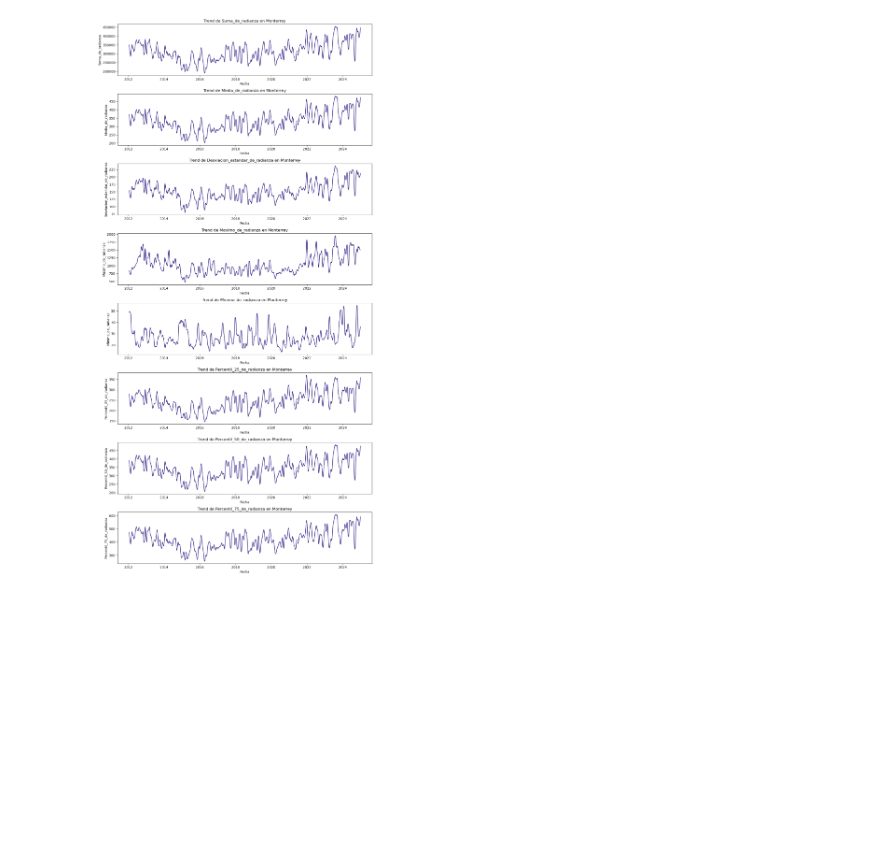
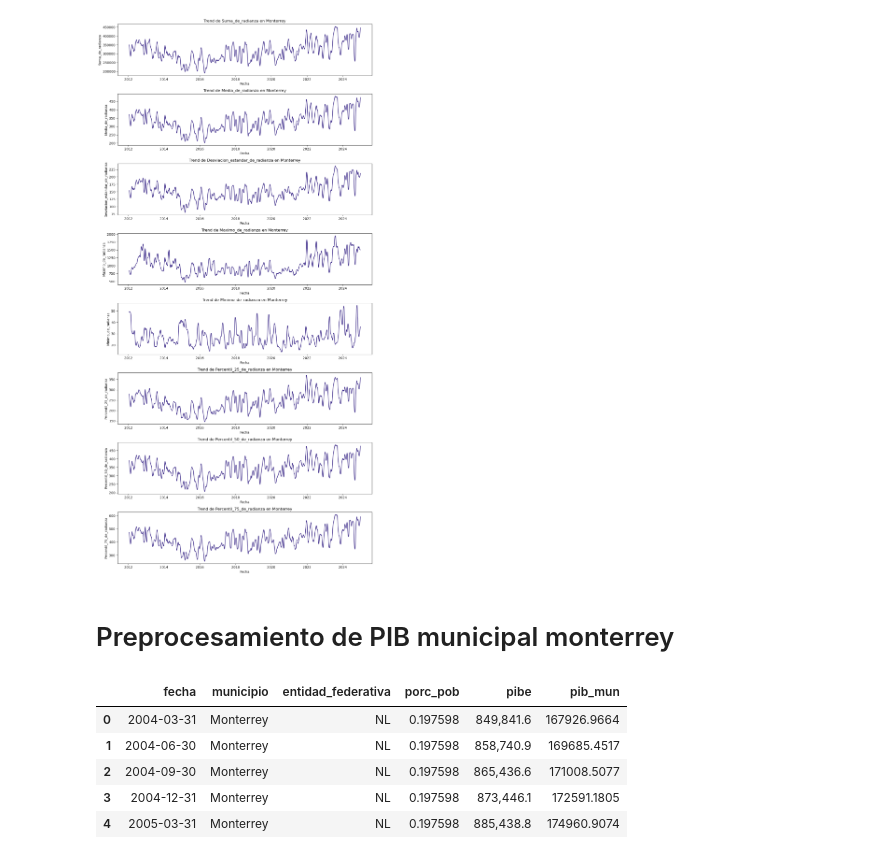
Before and after one commit to jmlopezfabian/Analisis-Imagenes-Satelitales-VNP46A1-, a Jupyter notebook: notebooks/EDA_Monterrey.ipynb, the cells around one changed output. Saved outputs shown, nothing was run; the diff lists cells and outputs as text; code cells hidden in the pictures; blank space fills up the shorter version.

```diff
--- a/notebooks/EDA_Monterrey.ipynb
+++ b/notebooks/EDA_Monterrey.ipynb
@@ -149,3 +148,16 @@ plt.tight_layout()
 plt.show()
 # %% [output]
 [figure]
+# %% [markdown]
+# Preprocesamiento de PIB municipal monterrey
+# %%
+pib_myt = pd.read_csv("../data_municipios/serie_PIB_mty.csv")
+pib_myt["fecha"] = pd.to_datetime(pib_myt["fecha"])
+pib_myt.head()
+# %% [output]
+|  | fecha | municipio | entidad_federativa | porc_pob | pibe | pib_mun |
+| 0 | 2004-03-31 | Monterrey | NL | 0.197598 | 849,841.6 | 167926.9664 |
+| 1 | 2004-06-30 | Monterrey | NL | 0.197598 | 858,740.9 | 169685.4517 |
+| 2 | 2004-09-30 | Monterrey | NL | 0.197598 | 865,436.6 | 171008.5077 |
+| 3 | 2004-12-31 | Monterrey | NL | 0.197598 | 873,446.1 | 172591.1805 |
+| 4 | 2005-03-31 | Monterrey | NL | 0.197598 | 885,438.8 | 174960.9074 |
```
Also changed, not shown: parts of 4 cells of this notebook, 1 other file.
